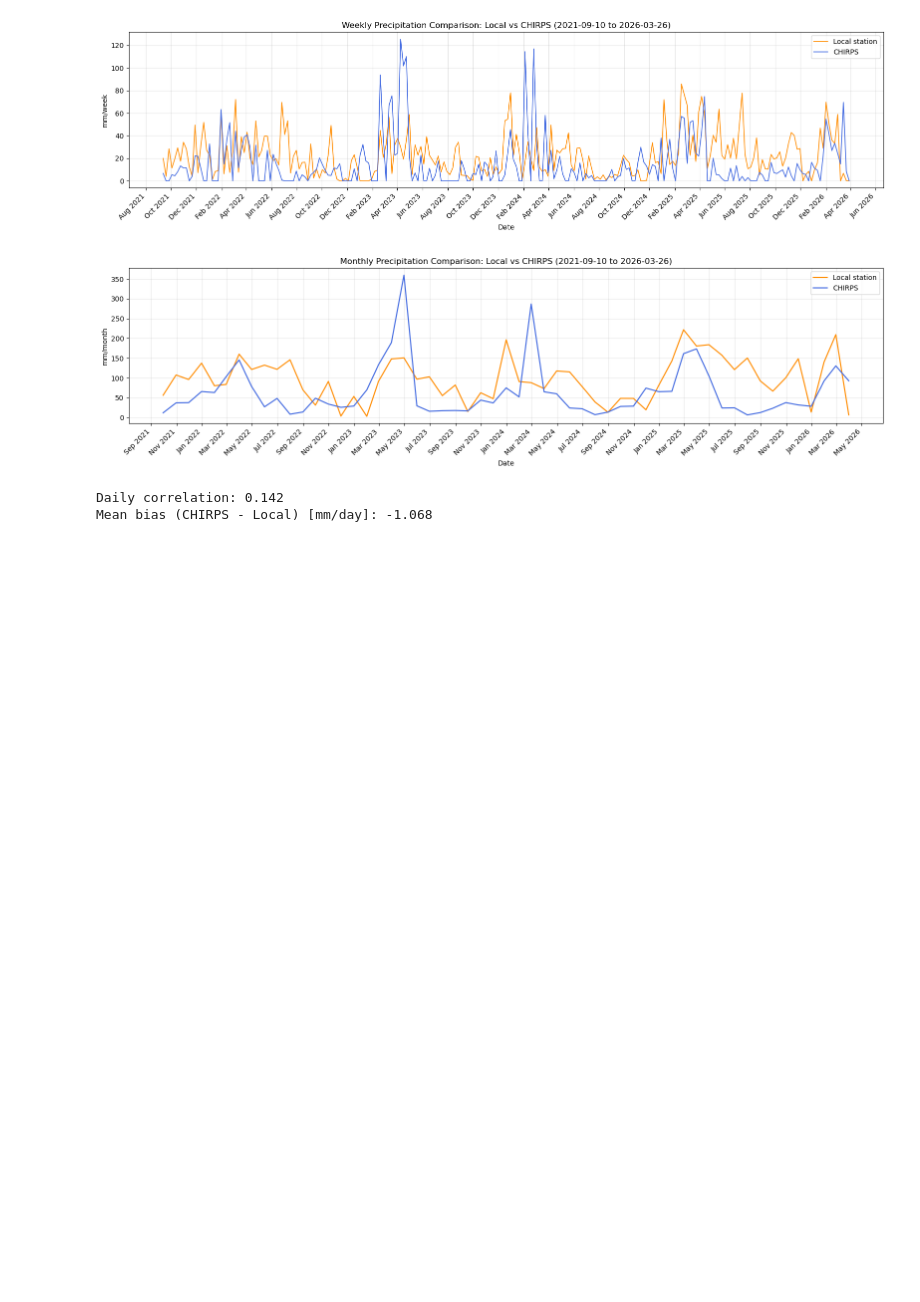
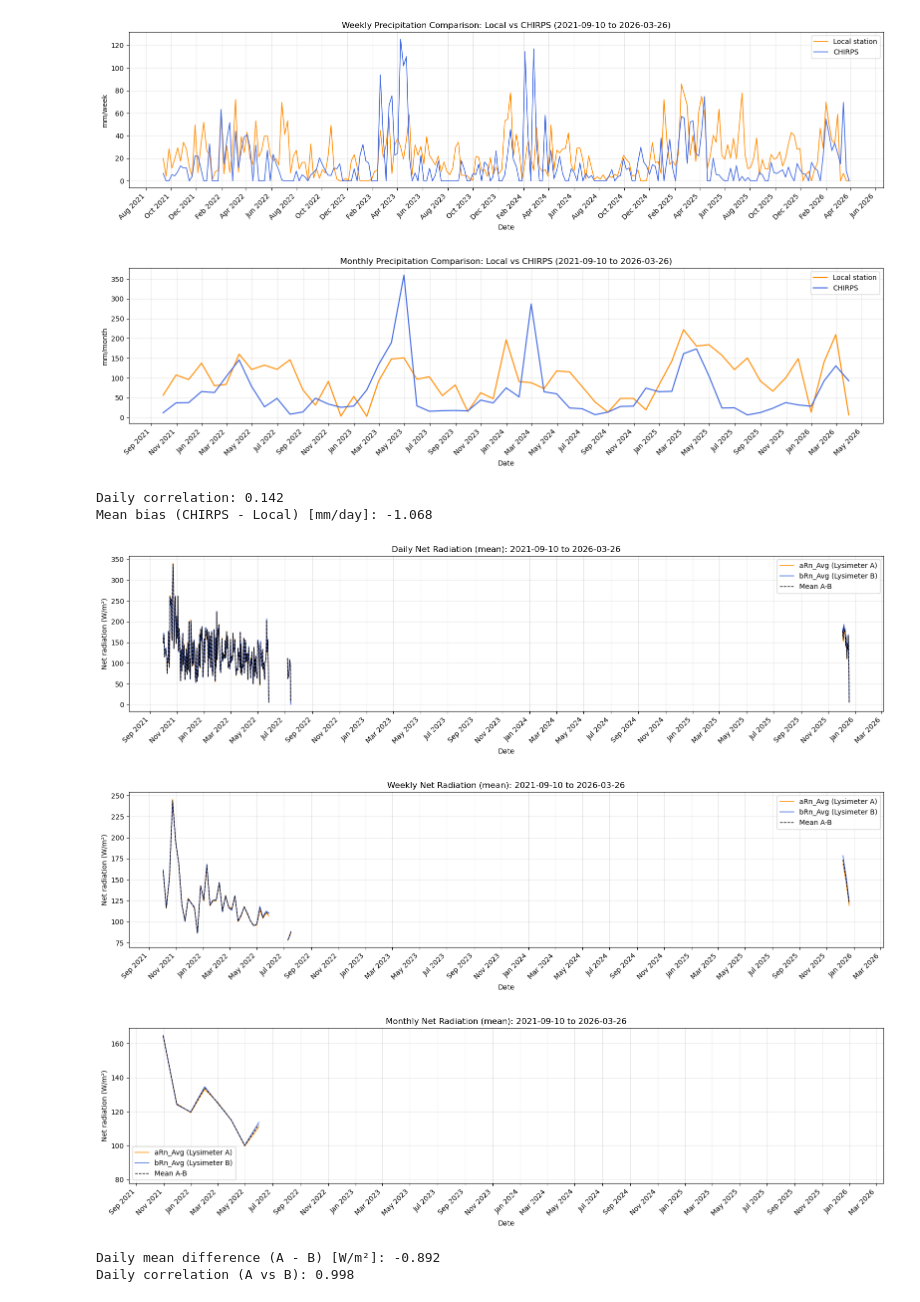
Before and after one commit to eemahon/bachelorThesis_paramos, a Jupyter notebook: analysis/precipitation.ipynb, the cells around one changed output. Drawn from its saved outputs; the diff is of its cells as text; code cells hidden in the pictures; blank space fills up the shorter version.

Commit message:
Attempt to get radiation time series (gaps for most of study period)

```diff
--- a/analysis/precipitation.ipynb
+++ b/analysis/precipitation.ipynb
@@ -328,3 +328,67 @@ print('Mean bias (CHIRPS - Local) [mm/day]:', (daily_cmp['chirps_mm'] - daily_cm
 [figure]
 Daily correlation: 0.142
 Mean bias (CHIRPS - Local) [mm/day]: -1.068
+# %%
+import pandas as pd
+import matplotlib.pyplot as plt
+import matplotlib.dates as mdates
+
+# --- Study period ---
+START_DATE = '2021-09-10'
+END_DATE   = '2026-03-26'
+
+# --- Load net-radiation data ---
+rad_path = r'C:\Soilgrids\data\zhurucay\Grupo1_FlujosEnergia_Mean_FULL.csv'
+rad_df = pd.read_csv(rad_path, na_values=['NAN', 'NA'])
+
+# Parse timestamp as UTC, then convert to tz-naive for clean slicing/joining
+rad_df['TIMESTAMP'] = pd.to_datetime(rad_df['TIMESTAMP'], errors='coerce', utc=True).dt.tz_convert(None)
+rad_df = rad_df.dropna(subset=['TIMESTAMP']).set_index('TIMESTAMP').sort_index()
+
+# Keep only mean net-radiation variables and enforce numeric
+rad_df['aRn_Avg'] = pd.to_numeric(rad_df['aRn_Avg'], errors='coerce')
+rad_df['bRn_Avg'] = pd.to_numeric(rad_df['bRn_Avg'], errors='coerce')
+
+# Optional site-average net radiation from both lysimeters
+rad_df['Rn_mean_AB'] = rad_df[['aRn_Avg', 'bRn_Avg']].mean(axis=1)
+
+# Filter to study period and compute mean time series
+rad_df = rad_df.loc[START_DATE:END_DATE]
+cols = ['aRn_Avg', 'bRn_Avg', 'Rn_mean_AB']
+
+daily_rn = rad_df[cols].resample('D').mean()
+weekly_rn = rad_df[cols].resample('W').mean()
+monthly_rn = rad_df[cols].resample('ME').mean()
+
+def format_month_ticks(ax):
+    ax.xaxis.set_major_locator(mdates.MonthLocator(interval=2))
+    ax.xaxis.set_major_formatter(mdates.DateFormatter('%b %Y'))
+    plt.setp(ax.xaxis.get_majorticklabels(), rotation=45, ha='right')
+
+def plot_rn(df_plot, title):
+    fig, ax = plt.subplots(figsize=(16, 4.5))
+    ax.plot(df_plot.index, df_plot['aRn_Avg'], label='aRn_Avg (Lysimeter A)', color='darkorange', linewidth=1.1)
+    ax.plot(df_plot.index, df_plot['bRn_Avg'], label='bRn_Avg (Lysimeter B)', color='royalblue', linewidth=1.1)
+    ax.plot(df_plot.index, df_plot['Rn_mean_AB'], label='Mean A-B', color='black', linewidth=1.0, linestyle='--')
+    ax.set_title(title)
+    ax.set_xlabel('Date')
+    ax.set_ylabel('Net radiation (W/m²)')
+    ax.grid(True, alpha=0.3)
+    format_month_ticks(ax)
+    ax.legend()
+    plt.tight_layout()
+    plt.show()
+
+plot_rn(daily_rn, f'Daily Net Radiation (mean): {START_DATE} to {END_DATE}')
+plot_rn(weekly_rn, f'Weekly Net Radiation (mean): {START_DATE} to {END_DATE}')
+plot_rn(monthly_rn, f'Monthly Net Radiation (mean): {START_DATE} to {END_DATE}')
+
+# Quick checks
+print('Daily mean difference (A - B) [W/m²]:', (daily_rn['aRn_Avg'] - daily_rn['bRn_Avg']).mean().round(3))
+print('Daily correlation (A vs B):', daily_rn['aRn_Avg'].corr(daily_rn['bRn_Avg']).round(3))
+# %% [output]
+[figure, added]
+[figure, added]
+[figure, added]
+Daily mean difference (A - B) [W/m²]: -0.892
+Daily correlation (A vs B): 0.998
```
